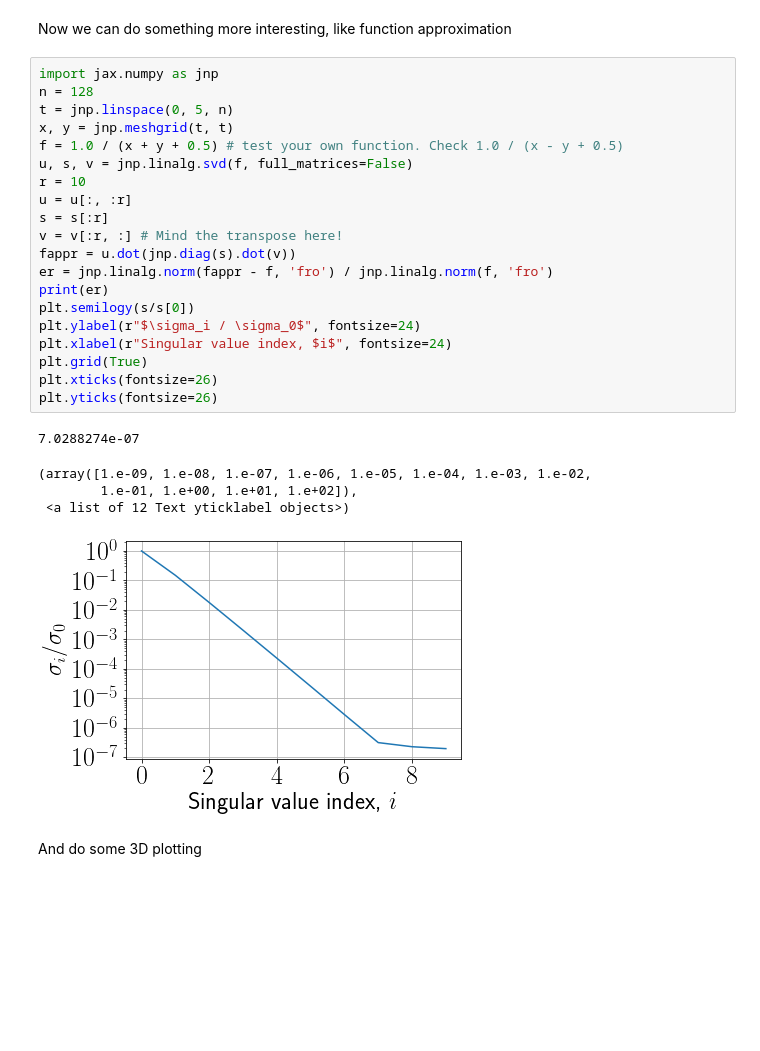
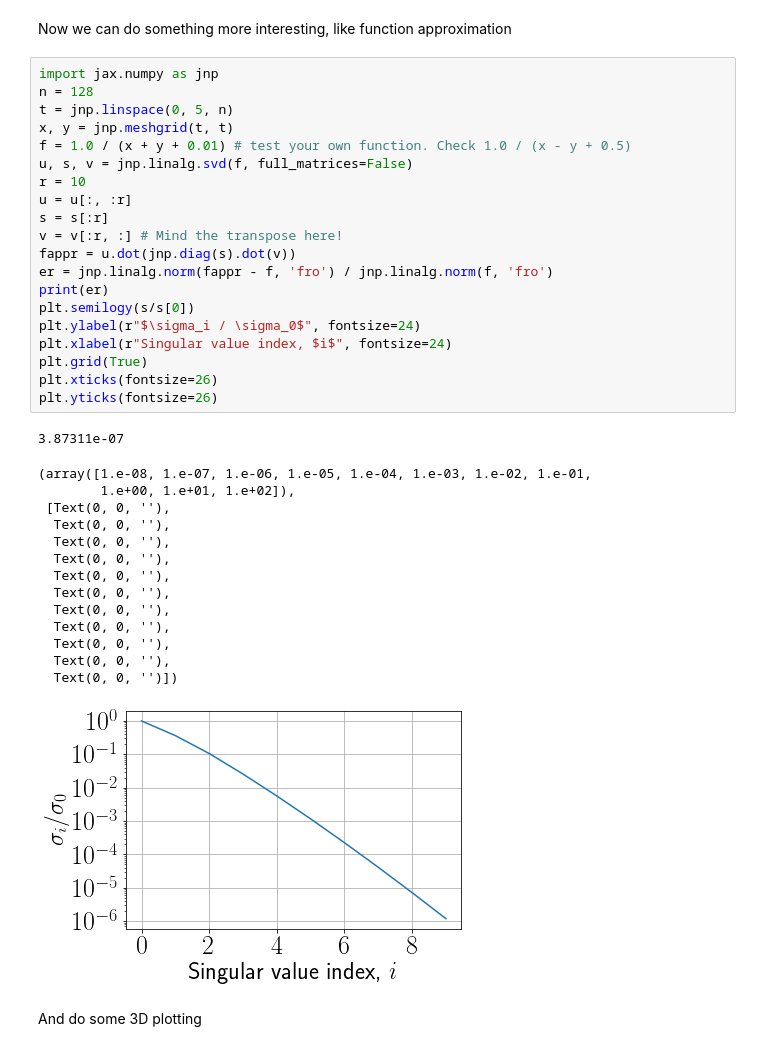
Before and after one commit to oseledets/nla2020, a Jupyter notebook: lectures/lecture4/lecture-4.ipynb, the cells around one changed output. Saved outputs shown, nothing was run; the diff lists cells and outputs as text; blank space fills up the shorter version.

```diff
--- a/lectures/lecture4/lecture-4.ipynb
+++ b/lectures/lecture4/lecture-4.ipynb
@@ -365,29 +378,39 @@ Now we can do something more interesting, like function approximation
 # %%
 import jax.numpy as jnp
 n = 128
 t = jnp.linspace(0, 5, n)
 x, y = jnp.meshgrid(t, t)
-f = 1.0 / (x + y + 0.5) # test your own function. Check 1.0 / (x - y + 0.5)
+f = 1.0 / (x + y + 0.01) # test your own function. Check 1.0 / (x - y + 0.5)
 u, s, v = jnp.linalg.svd(f, full_matrices=False)
 r = 10
 u = u[:, :r]
 s = s[:r]
 v = v[:r, :] # Mind the transpose here!
 fappr = u.dot(jnp.diag(s).dot(v))
 er = jnp.linalg.norm(fappr - f, 'fro') / jnp.linalg.norm(f, 'fro')
 print(er)
 plt.semilogy(s/s[0])
 plt.ylabel(r"$\sigma_i / \sigma_0$", fontsize=24)
 plt.xlabel(r"Singular value index, $i$", fontsize=24)
 plt.grid(True)
 plt.xticks(fontsize=26)
 plt.yticks(fontsize=26)
 # %% [output]
-7.0288274e-07
+3.87311e-07
-(array([1.e-09, 1.e-08, 1.e-07, 1.e-06, 1.e-05, 1.e-04, 1.e-03, 1.e-02,
-        1.e-01, 1.e+00, 1.e+01, 1.e+02]),
- <a list of 12 Text yticklabel objects>)
+(array([1.e-08, 1.e-07, 1.e-06, 1.e-05, 1.e-04, 1.e-03, 1.e-02, 1.e-01,
+        1.e+00, 1.e+01, 1.e+02]),
+ [Text(0, 0, ''),
+  Text(0, 0, ''),
+  Text(0, 0, ''),
+  Text(0, 0, ''),
+  Text(0, 0, ''),
+  Text(0, 0, ''),
+  Text(0, 0, ''),
+  Text(0, 0, ''),
+  Text(0, 0, ''),
+  Text(0, 0, ''),
+  Text(0, 0, '')])
-[figure, old version]
+[figure, new version]
 # %% [markdown]
 And do some 3D plotting
 # %%
```
Also changed, not shown: parts of 9 cells of this notebook.
